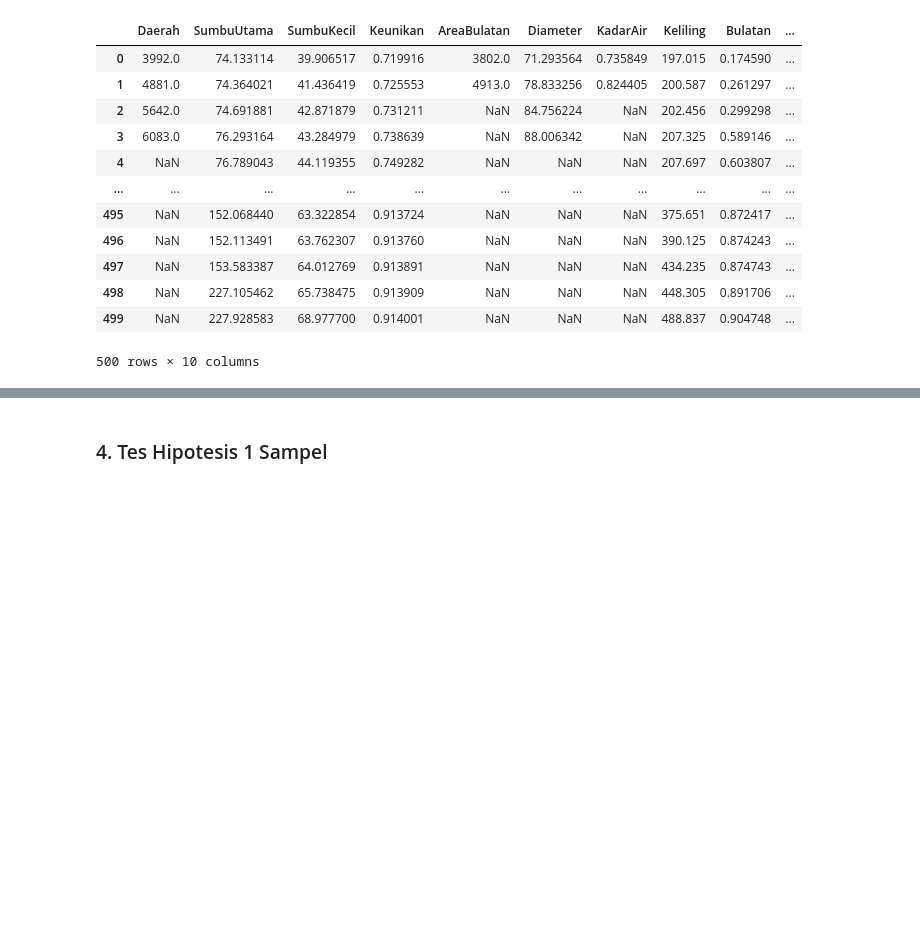
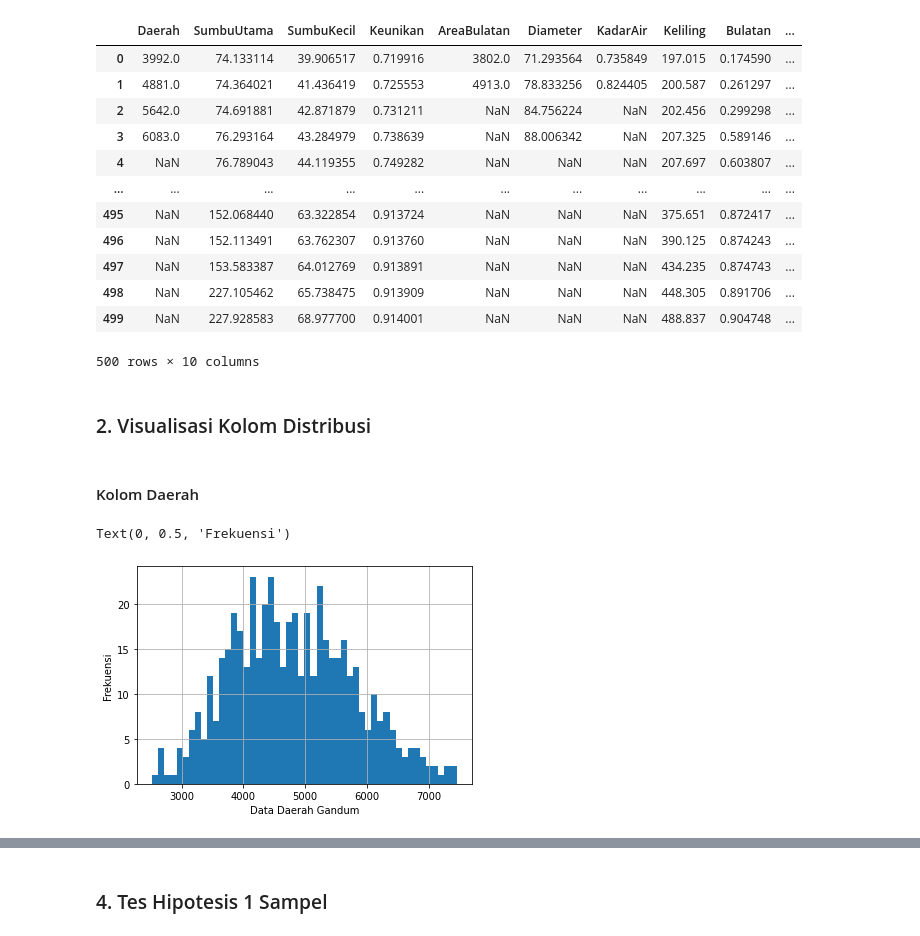
Before and after one commit to dethaa/tubes1Probstat, a Jupyter notebook: K02-T1-IF2220-13519092.ipynb, the cells around one changed output, grey strips where cells are left out. Saved outputs shown, nothing was run; the diff lists cells and outputs as text; code cells hidden in the pictures; blank space fills up the shorter version.

```diff
--- a/K02-T1-IF2220-13519092.ipynb
+++ b/K02-T1-IF2220-13519092.ipynb
@@ -71,3 +79,14 @@ __Data modus:__
 | 498 | NaN | 227.105462 | 65.738475 | 0.913909 | NaN | NaN | NaN | 448.305 | 0.891706 | ... |
 | 499 | NaN | 227.928583 | 68.977700 | 0.914001 | NaN | NaN | NaN | 488.837 | 0.904748 | ... |
 500 rows × 10 columns
+# %% [markdown]
+### 2. Visualisasi Kolom Distribusi
+# %% [markdown]
+#### Kolom Daerah
+# %%
+data['Daerah'].hist(bins=50)
+plt.xlabel("Data Daerah Gandum")
+plt.ylabel("Frekuensi")
+# %% [output]
+Text(0, 0.5, 'Frekuensi')
+[figure, added]
```
Also changed, not shown: parts of 84 cells of this notebook.
